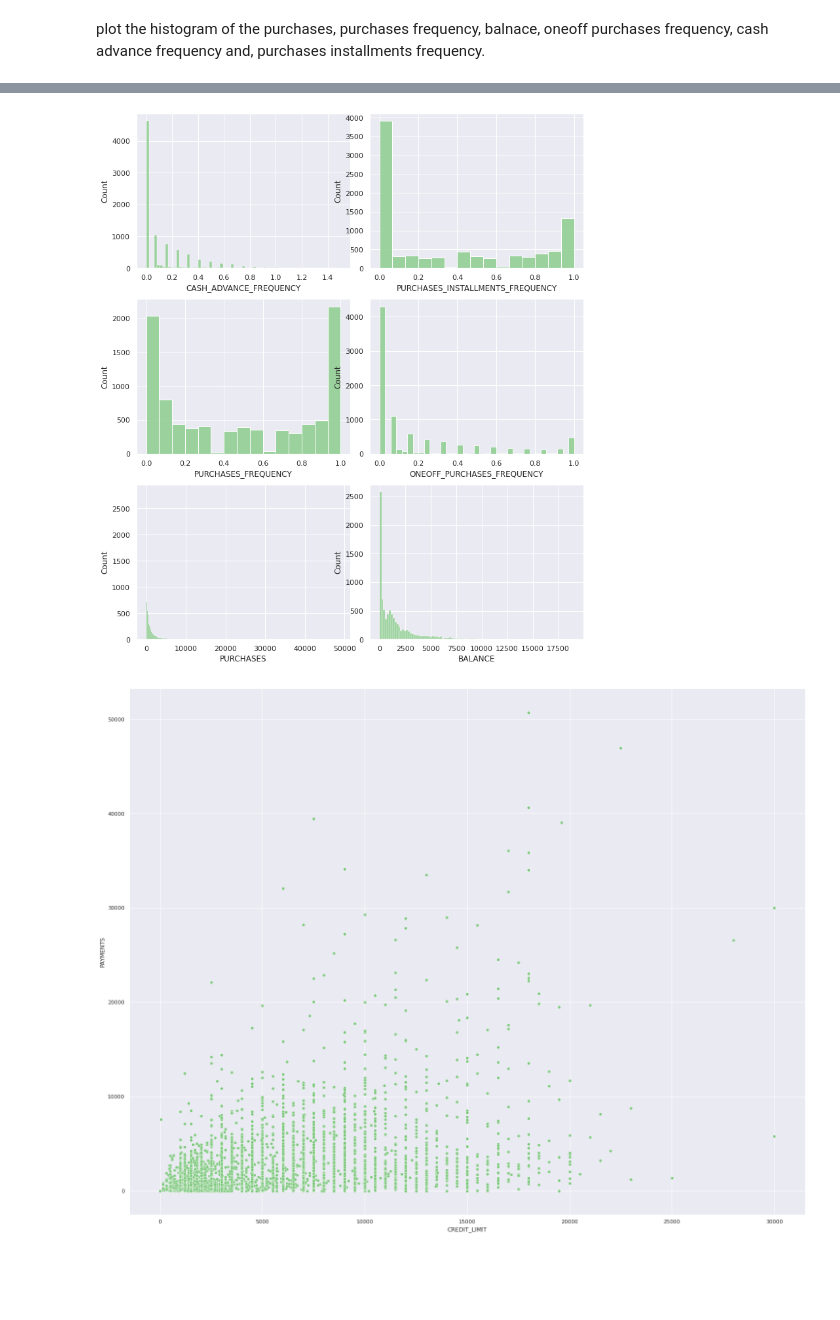
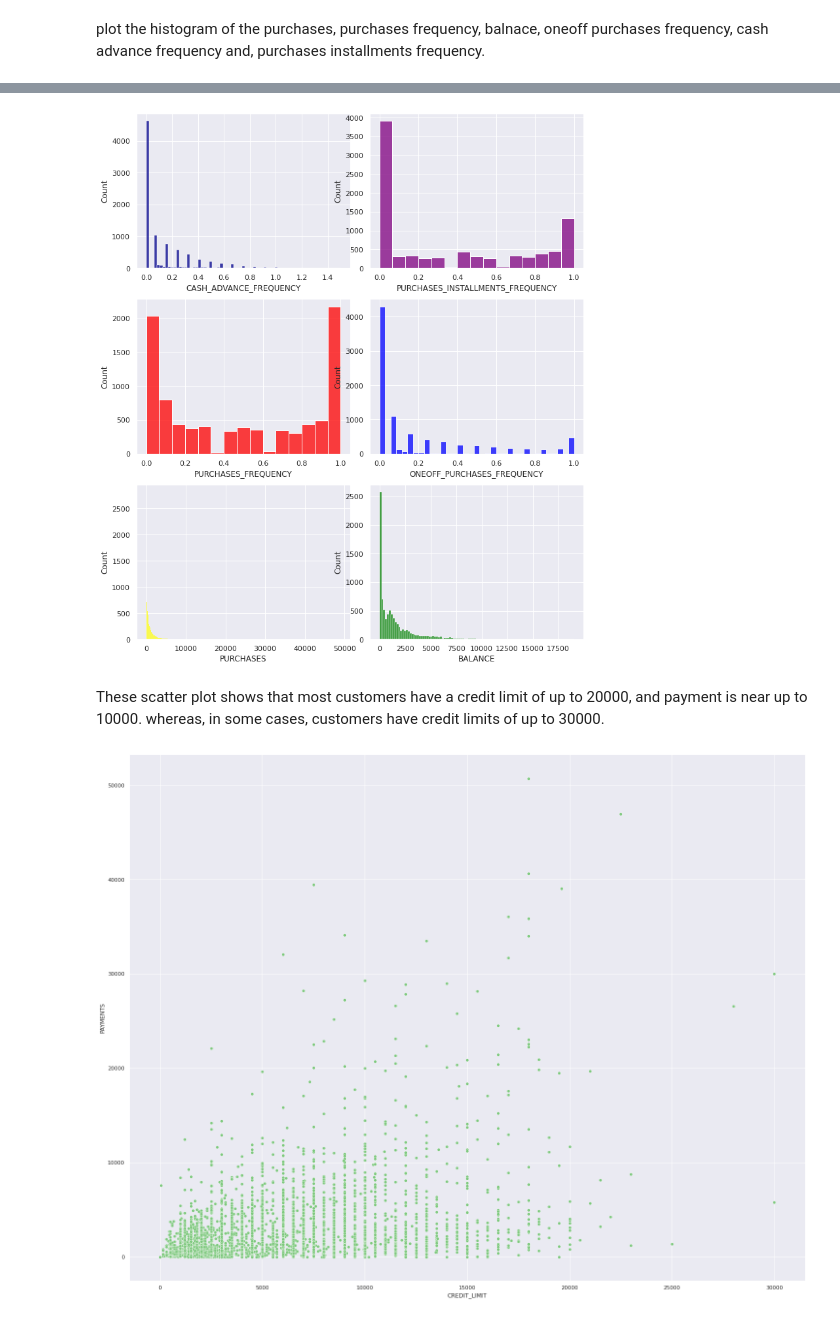
Before and after one commit to Jay3586/Analytical_Computing, a Jupyter notebook: Credit_card_Report.ipynb, the cells around one changed output, grey strips where cells are left out. Drawn from its saved outputs; the diff is of its cells as text; code cells hidden in the pictures; blank space fills up the shorter version.

```diff
--- a/Credit_card_Report.ipynb
+++ b/Credit_card_Report.ipynb
@@ -289,0 +246,8 @@ ValueError: ignored
+# %%
+credit_data["High_net_indi"] = 0
+# %%
+for i in range(0,8950):
+  if credit_data.iloc[i,2] >= 2000:
+    credit_data.iloc[i,16] = "HNI"
+  else:
+    credit_data.iloc[i,16] = "Regular customer"
@@ -289,0 +269,14 @@ ValueError: ignored
+# %%
+credit_data['Discount'] = 0
+# %%
+
+for i in range(0,8950):
+  if credit_data.iloc[i,4] >= 20000:
+    discount = 2000
+    credit_data.iloc[i,17] = 2000
+  elif credit_data.iloc[i,4] >= 10000:
+    discount = 1000
+    credit_data.iloc[i,17] = 1000
+  elif credit_data.iloc[i,4] >= 5000:
+    discount = 500
+    credit_data.iloc[i,17] = 500
@@ -296,18 +320,20 @@ In cash advance frequency histogram shows that most of the customer not like to
 # %%
 sns.set(rc={'figure.figsize':(25,20)})
 ax1 = plt.subplot2grid((4,8), (0,1), colspan=2)
 ax2 = plt.subplot2grid((4,8), (0,3), colspan=2)
 ax3 = plt.subplot2grid((4,8), (1,1), colspan=2)
 ax4 = plt.subplot2grid((4,8), (1,3), colspan=2)
 ax5 = plt.subplot2grid((4,8), (2,1), colspan=2)
 ax6 = plt.subplot2grid((4,8), (2,3), colspan=2)
 sns.set_theme(palette="Accent")
-sns.histplot(data = df,x = "PURCHASES",ax=ax5)
-sns.histplot(data = df,x = "PURCHASES_FREQUENCY",ax=ax3)
-sns.histplot(data = df,x = "BALANCE",ax=ax6)
-sns.histplot(data = df,x = "ONEOFF_PURCHASES_FREQUENCY",ax=ax4)
-sns.histplot(data = df,x = "CASH_ADVANCE_FREQUENCY",ax=ax1)
-sns.histplot(data = df,x = "PURCHASES_INSTALLMENTS_FREQUENCY",ax=ax2);
+sns.histplot(data = credit_data,x = "PURCHASES",ax=ax5, color='yellow')
+sns.histplot(data = credit_data,x = "PURCHASES_FREQUENCY",ax=ax3, color='red')
+sns.histplot(data = credit_data,x = "BALANCE",ax=ax6, color='green')
+sns.histplot(data = credit_data,x = "ONEOFF_PURCHASES_FREQUENCY",ax=ax4, color='blue')
+sns.histplot(data = credit_data,x = "CASH_ADVANCE_FREQUENCY",ax=ax1, color='darkblue')
+sns.histplot(data = credit_data,x = "PURCHASES_INSTALLMENTS_FREQUENCY",ax=ax2, color='purple');
 # %% [output]
-[figure, old version]
+[figure, new version]
+# %% [markdown]
+These scatter plot shows that most customers have a credit limit of up to 20000, and payment is near up to 10000. whereas, in some cases, customers have credit limits of up to 30000.
 # %%
```
Also changed, not shown: parts of 137 cells of this notebook.
